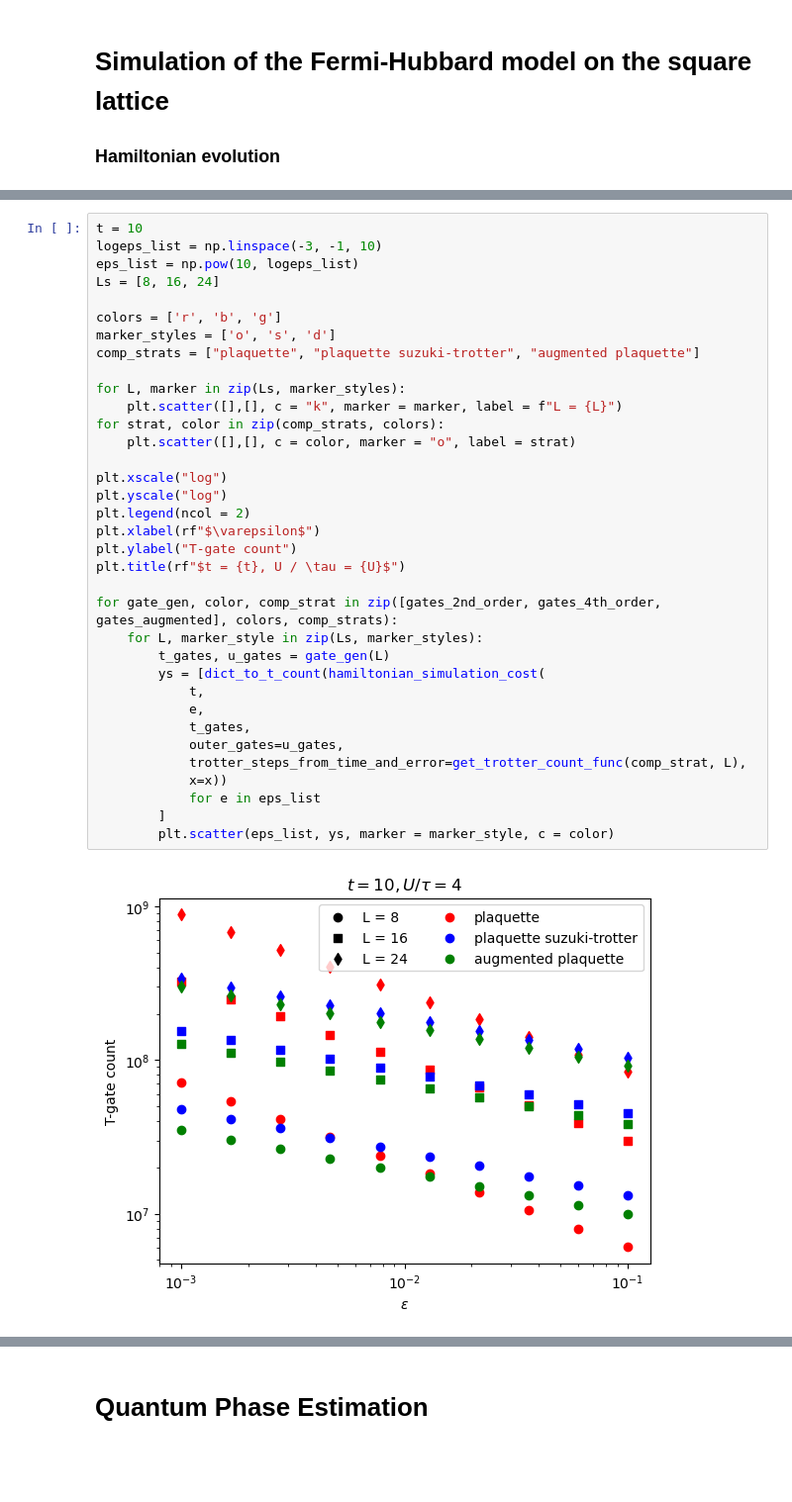
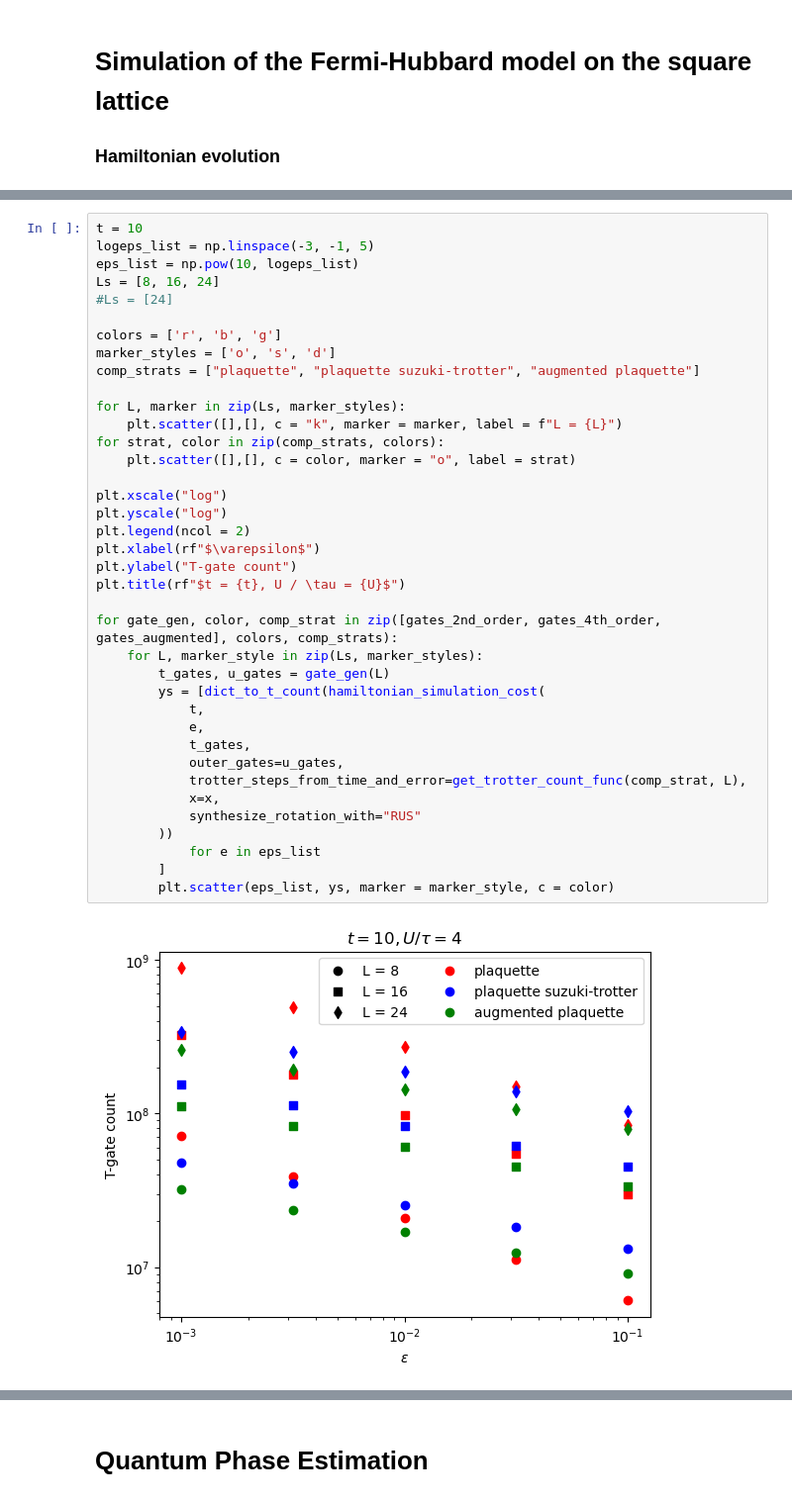
Before and after one commit to BjornTCC/lie-trotterization, a Jupyter notebook: square_lattice.ipynb, the cells around one changed output, grey strips where cells are left out. Shown at 99% size. Cells and saved outputs as stored; diff of their text form; blank space fills up the shorter version.

```diff
--- a/square_lattice.ipynb
+++ b/square_lattice.ipynb
@@ -66,43 +68,46 @@ def dict_to_t_count(dct: dict) -> int:
     if "toffoli" in dct.keys():
         tc += 4*dct["toffoli"]
     return tc
-# %%
-t = 10
-logeps_list = np.linspace(-3, -1, 10)
-eps_list = np.pow(10, logeps_list)
-Ls = [8, 16, 24]
-
-colors = ['r', 'b', 'g']
-marker_styles = ['o', 's', 'd']
-comp_strats = ["plaquette", "plaquette suzuki-trotter", "augmented plaquette"]
-
-for L, marker in zip(Ls, marker_styles):
-    plt.scatter([],[], c = "k", marker = marker, label = f"L = {L}")
-for strat, color in zip(comp_strats, colors):
-    plt.scatter([],[], c = color, marker = "o", label = strat)
-
-plt.xscale("log")
-plt.yscale("log")
-plt.legend(ncol = 2)
-plt.xlabel(rf"$\varepsilon$")
-plt.ylabel("T-gate count")
-plt.title(rf"$t = {t}, U / \tau = {U}$")
-
-for gate_gen, color, comp_strat in zip([gates_2nd_order, gates_4th_order, gates_augmented], colors, comp_strats):
-    for L, marker_style in zip(Ls, marker_styles):
-        t_gates, u_gates = gate_gen(L)
-        ys = [dict_to_t_count(hamiltonian_simulation_cost(
-            t,
-            e,
-            t_gates,
-            outer_gates=u_gates,
-            trotter_steps_from_time_and_error=get_trotter_count_func(comp_strat, L),
-            x=x))
-            for e in eps_list
-        ]
-        plt.scatter(eps_list, ys, marker = marker_style, c = color)
-# %% [output]
-[figure, removed]
+# %%
+t = 10
+logeps_list = np.linspace(-3, -1, 5)
+eps_list = np.pow(10, logeps_list)
+Ls = [8, 16, 24]
+#Ls = [24]
+
+colors = ['r', 'b', 'g']
+marker_styles = ['o', 's', 'd']
+comp_strats = ["plaquette", "plaquette suzuki-trotter", "augmented plaquette"]
+
+for L, marker in zip(Ls, marker_styles):
+    plt.scatter([],[], c = "k", marker = marker, label = f"L = {L}")
+for strat, color in zip(comp_strats, colors):
+    plt.scatter([],[], c = color, marker = "o", label = strat)
+
+plt.xscale("log")
+plt.yscale("log")
+plt.legend(ncol = 2)
+plt.xlabel(rf"$\varepsilon$")
+plt.ylabel("T-gate count")
+plt.title(rf"$t = {t}, U / \tau = {U}$")
+
+for gate_gen, color, comp_strat in zip([gates_2nd_order, gates_4th_order, gates_augmented], colors, comp_strats):
+    for L, marker_style in zip(Ls, marker_styles):
+        t_gates, u_gates = gate_gen(L)
+        ys = [dict_to_t_count(hamiltonian_simulation_cost(
+            t,
+            e,
+            t_gates,
+            outer_gates=u_gates,
+            trotter_steps_from_time_and_error=get_trotter_count_func(comp_strat, L),
+            x=x,
+            synthesize_rotation_with="RUS"
+        ))
+            for e in eps_list
+        ]
+        plt.scatter(eps_list, ys, marker = marker_style, c = color)
+# %% [output]
+[figure, added]
 # %%
 logts = np.linspace(0, 2, 10)
 ts = np.pow(10, logts)
```
Also changed, not shown: parts of 15 cells of this notebook, 3 other files.
